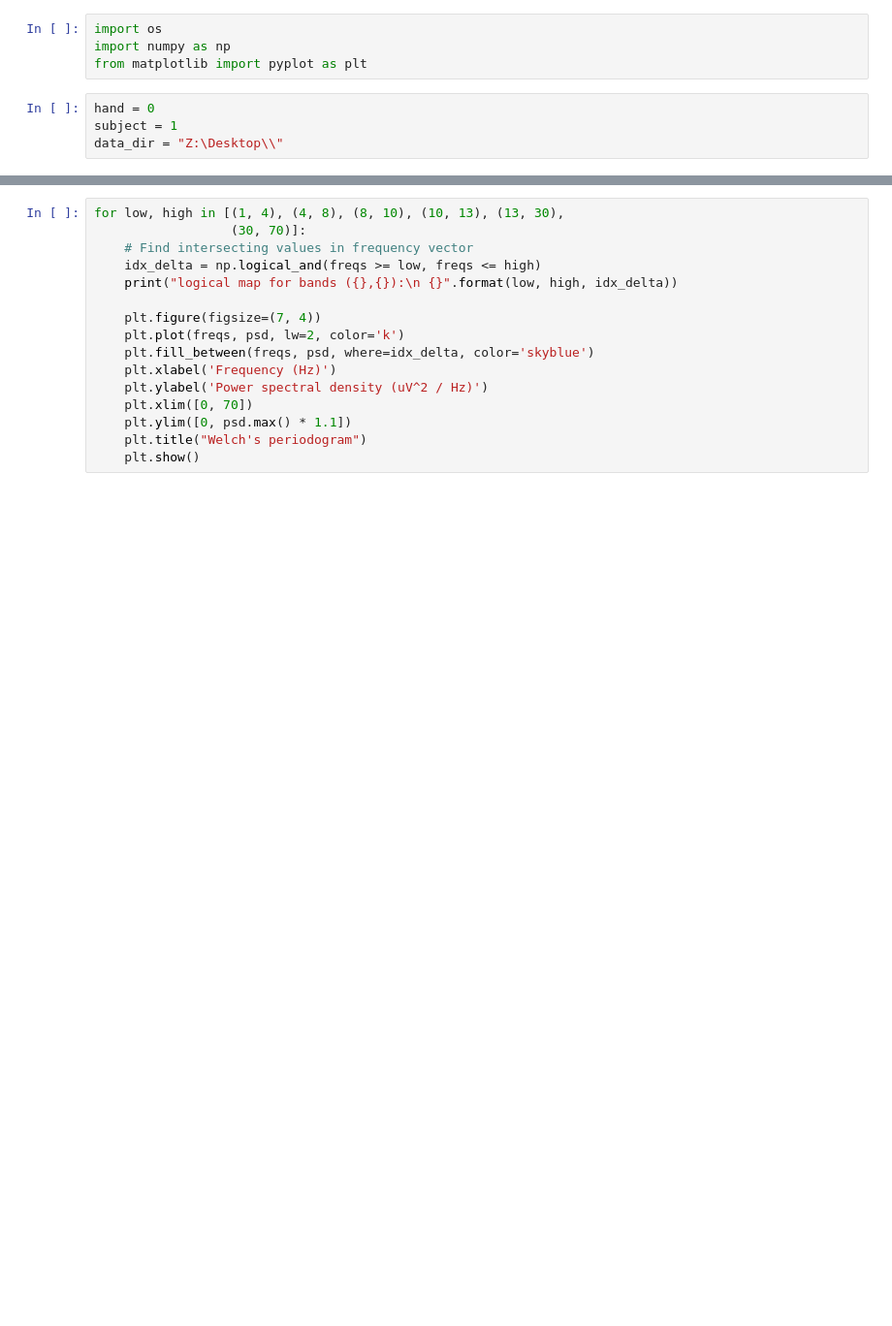
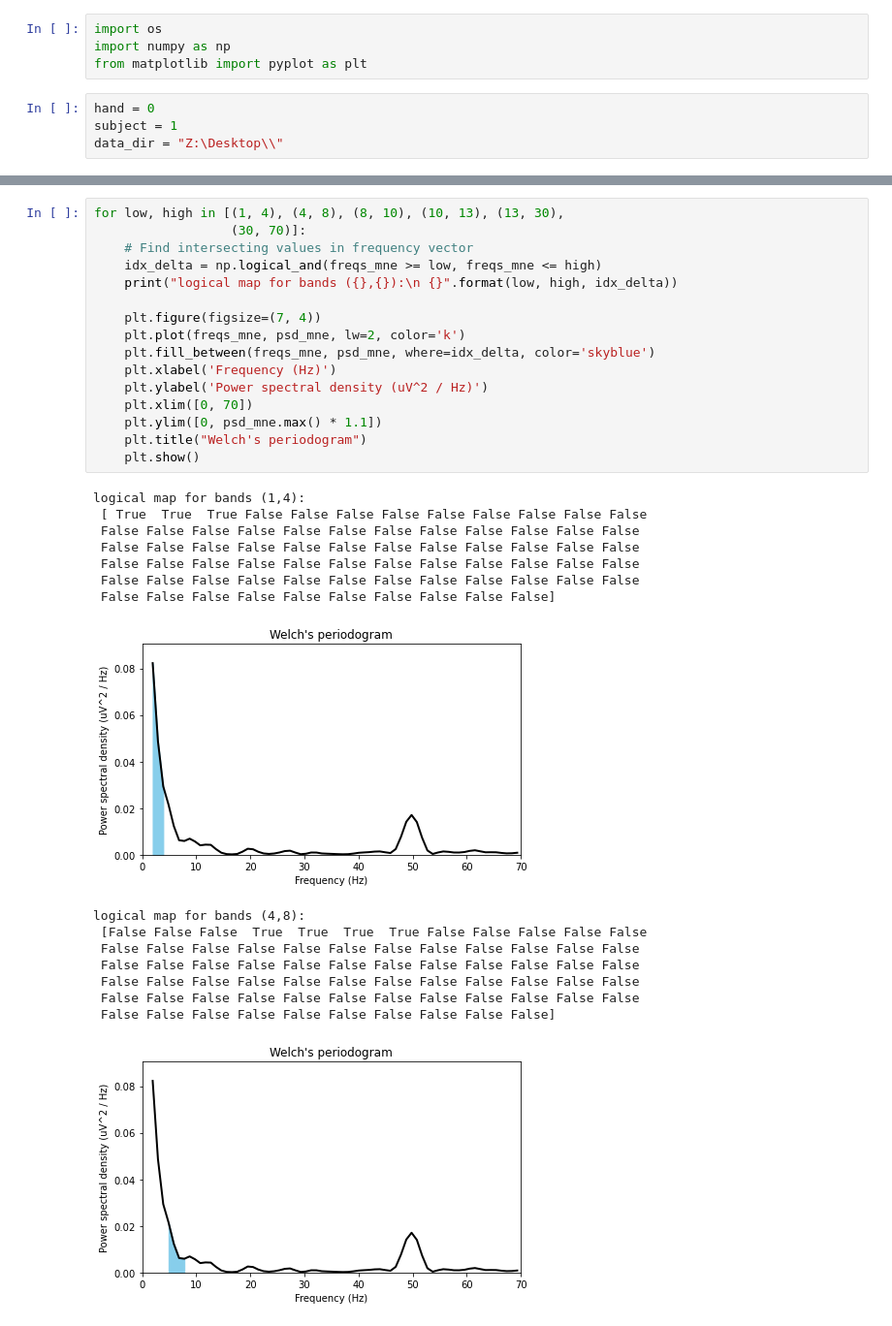
Before and after one commit to matteoanelli/MEG-prediction, a Jupyter notebook: MEG/Dataset/bp_analysis.ipynb, the cells around one changed output, grey strips where cells are left out. Shown at 97% size. Cells and saved outputs as stored; diff of their text form; blank space fills up the shorter version.

```diff
--- a/MEG/Dataset/bp_analysis.ipynb
+++ b/MEG/Dataset/bp_analysis.ipynb
@@ -56,16 +108,33 @@ plt.show()
 # %%
 for low, high in [(1, 4), (4, 8), (8, 10), (10, 13), (13, 30),
                   (30, 70)]:
     # Find intersecting values in frequency vector
-    idx_delta = np.logical_and(freqs >= low, freqs <= high)
+    idx_delta = np.logical_and(freqs_mne >= low, freqs_mne <= high)
     print("logical map for bands ({},{}):\n {}".format(low, high, idx_delta))
 
     plt.figure(figsize=(7, 4))
-    plt.plot(freqs, psd, lw=2, color='k')
-    plt.fill_between(freqs, psd, where=idx_delta, color='skyblue')
+    plt.plot(freqs_mne, psd_mne, lw=2, color='k')
+    plt.fill_between(freqs_mne, psd_mne, where=idx_delta, color='skyblue')
     plt.xlabel('Frequency (Hz)')
     plt.ylabel('Power spectral density (uV^2 / Hz)')
     plt.xlim([0, 70])
-    plt.ylim([0, psd.max() * 1.1])
+    plt.ylim([0, psd_mne.max() * 1.1])
     plt.title("Welch's periodogram")
     plt.show()
+# %% [output]
+logical map for bands (1,4):
+ [ True  True  True False False False False False False False False False
+ False False False False False False False False False False False False
+ False False False False False False False False False False False False
+ False False False False False False False False False False False False
+ False False False False False False False False False False False False
+ False False False False False False False False False False]
+[figure, added]
+logical map for bands (4,8):
+ [False False False  True  True  True  True False False False False False
+ False False False False False False False False False False False False
+ False False False False False False False False False False False False
+ False False False False False False False False False False False False
+ False False False False False False False False False False False False
+ False False False False False False False False False False]
+[figure, added]
```
Also changed, not shown: parts of 21 cells of this notebook, 7 other files.
